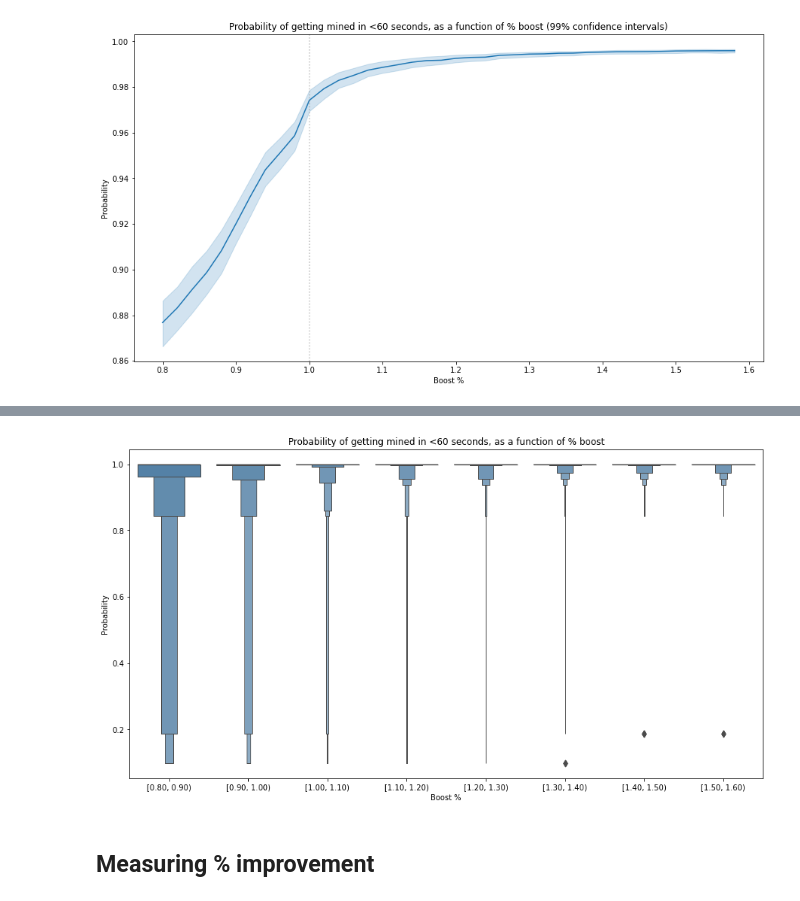
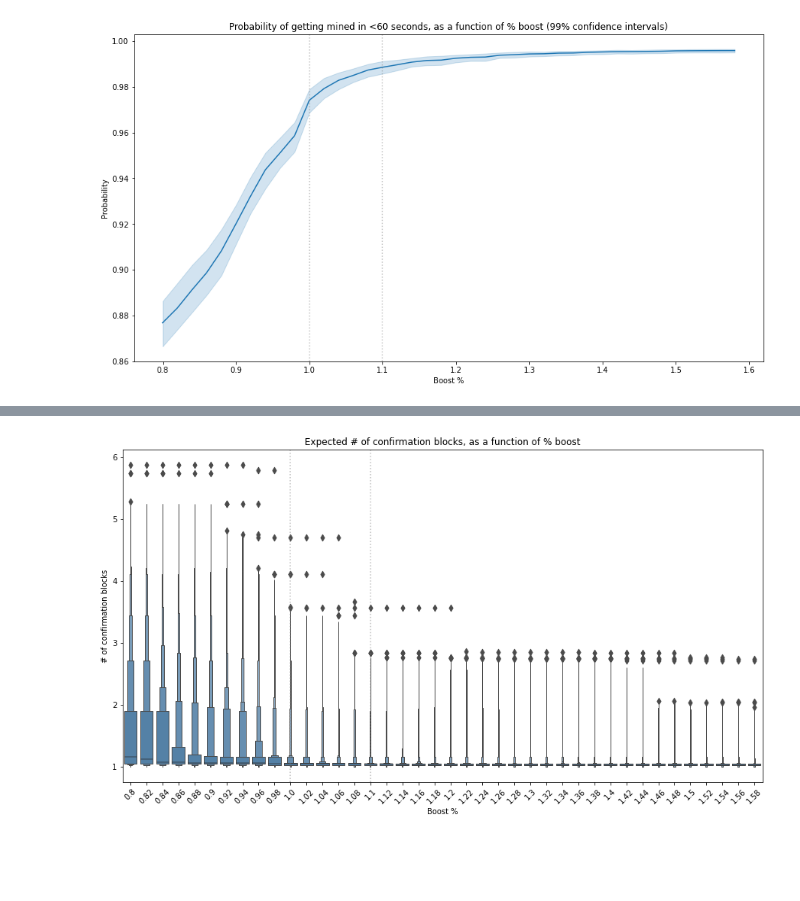
Before and after one commit to sassmilic/historical-gas-prices, a Jupyter notebook: airnode_simulation/comparing boost %.ipynb, the cells around one changed output, grey strips where cells are left out. Cells and saved outputs as stored; diff of their text form; code cells hidden in the pictures; blank space fills up the shorter version.

```diff
--- a/airnode_simulation/comparing boost %.ipynb
+++ b/airnode_simulation/comparing boost %.ipynb
@@ -127,7 +102,12 @@ df_result.head()
 # %%
 def probability_mined_in_single_block(row):
 
-    next_block_percentiles = list(map(float, row['next_block_percentiles']))
+    if isinstance(row['next_block_percentiles'], str):
+        l = eval(row['next_block_percentiles'])
+    else:
+        l = list(row['next_block_percentiles'])
+
+    next_block_percentiles = list(map(float, l))
 
     mined_liklihood = {
         0:  0.098, # (0, 0]
@@ -157,8 +137,10 @@ def expected_confirmation_blocks(ps):
             return xs[i] * ps[i]
         return xs[i] * ps[i] + (1 - ps[i]) * _get_expected_value(xs, ps, i + 1)
 
-    return _get_expected_value(list(range(1, len(ps) + 1)), ps.tolist(), 0)
+    return _get_expected_value(list(range(1, len(ps) + 2)), ps.tolist() + [1], 0)
 # %%
+df_result['probability_mined'] = df_result.apply(probability_mined_in_single_block, axis=1)
+
 df_probs = df_result.groupby(['wakeup_ts', 'boost_x']).agg({
     'probability_mined': [
         total_probability,
@@ -194,18 +188,17 @@ g.set(
 # %%
 plt.figure(figsize=(15,8))
 
-df_probs['boost_x_group'] = df_probs.boost_x.apply(lambda x: x // 0.1 / 10)
-
 g = sns.stripplot(
-    x="boost_x_group", y="total_probability", data=df_probs,
+    x="boost_x", y="total_probability", data=df_probs,
     size=5, alpha=0.3, color="steelblue", jitter=0.3
 );
 g.set(
-    title='Probability of getting mined in <60 seconds, as a function of % boost',
+    title='Probability of getting mined in < 60 seconds, as a function of % boost',
     xlabel='Boost %',
-    ylabel='Probability',
-    xticklabels=[
-        f"[{x:.2f}, {(x + 0.1):.2f})" for x in sorted(df_probs['boost_x_group'].unique())
-    ]
+    ylabel='# of confirmation blocks',
+    #xticklabels=boost_ranges
 );
+plt.xticks(rotation=45);
+plt.axvline(x=10, linestyle='dotted', color=(0.5, 0.5, 0.5, 0.5));
+plt.axvline(x=15, linestyle='dotted', color=(0.5, 0.5, 0.5, 0.5));
 # %% [output]
@@ -213,18 +224,17 @@ g.set(
 # %%
 plt.figure(figsize=(15,8))
+
 g = sns.boxenplot(
-    x="boost_x_group", y="total_probability", data=df_probs,
-    color="steelblue"
+    x="boost_x", y="expected_confirmation_blocks", data=df_probs, color="steelblue"
 );
 g.set(
-    title='Probability of getting mined in <60 seconds, as a function of % boost',
+    title='Expected # of confirmation blocks, as a function of % boost',
     xlabel='Boost %',
-    ylabel='Probability',
-    xticklabels=[
-        f"[{x:.2f}, {(x + 0.1):.2f})" for x in sorted(df_probs['boost_x_group'].unique())
-    ]
+    ylabel='# of confirmation blocks',
+    #xticklabels=boost_ranges
 );
+plt.xticks(rotation=45);
+plt.axvline(x=10, linestyle='dotted', color=(0.5, 0.5, 0.5, 0.5));
+plt.axvline(x=15, linestyle='dotted', color=(0.5, 0.5, 0.5, 0.5));
 # %% [output]
-[figure, old version]
+[figure, new version]
-# %% [markdown]
-## Measuring % improvement
```
Also changed, not shown: parts of 27 cells of this notebook.
